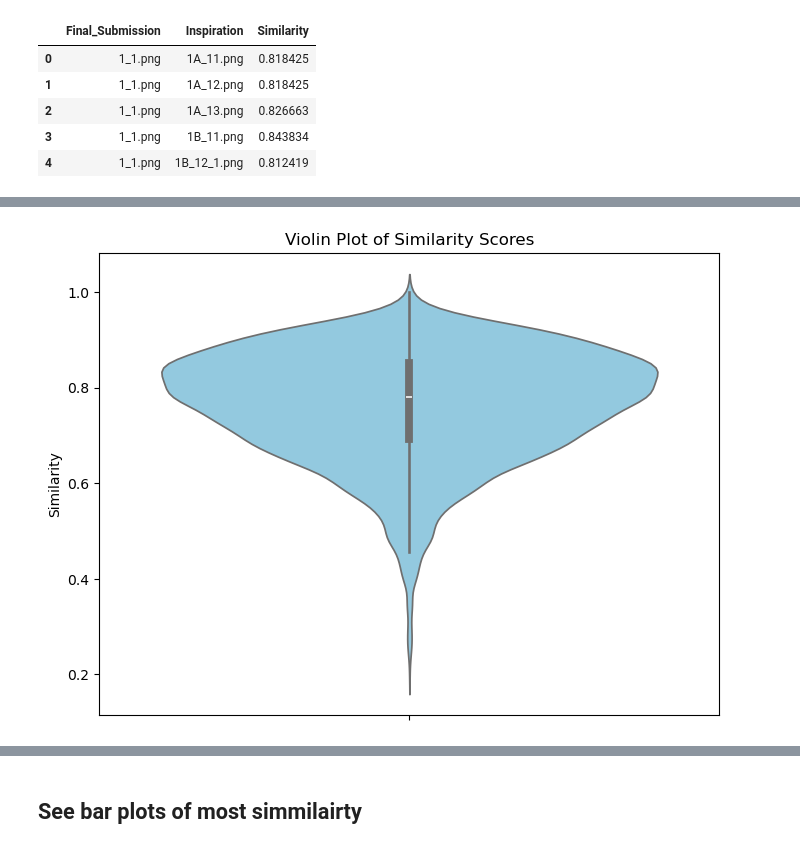
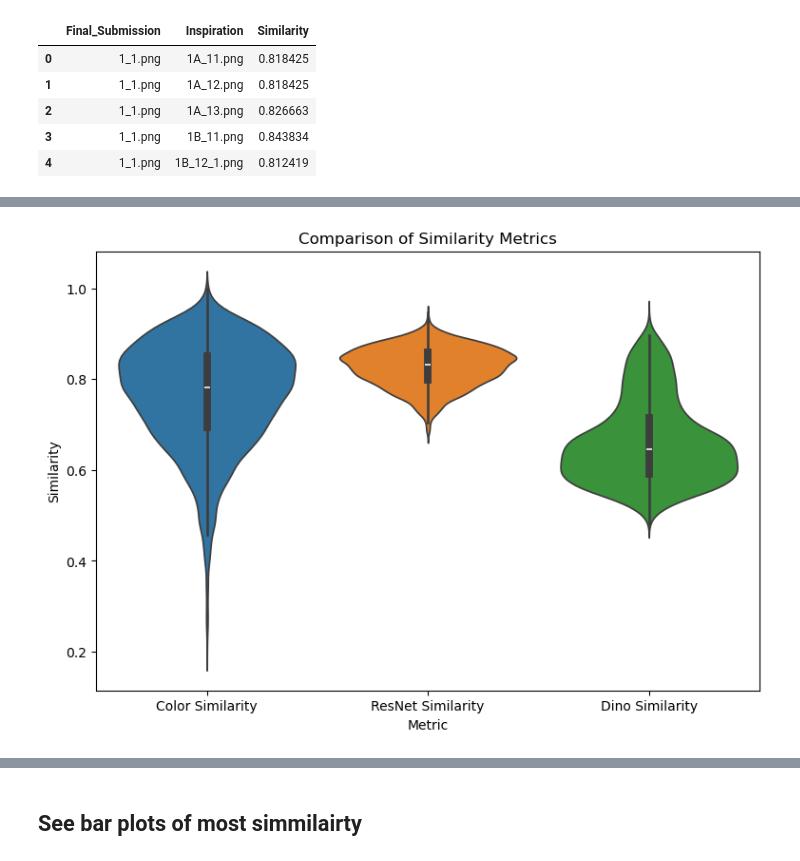
Before and after one commit to adamtms/AI-nspired, a Jupyter notebook: different_simmilarity_metrics.ipynb, the cells around one changed output, grey strips where cells are left out. Cells and saved outputs as stored; diff of their text form; code cells hidden in the pictures.

```diff
--- a/different_simmilarity_metrics.ipynb
+++ b/different_simmilarity_metrics.ipynb
@@ -91,12 +92,13 @@ def read_csv(path):
 # %%
-resnets=[]
+resnets_temp=[]
 new_columns = ["Final_Submission", "Inspiration", "Similarity"]
 
-for i in range(1,28):
-    resnets.append(read_csv(f"csv/csv2/{i}.csv"))
+for i in range(1,26):
+    resnets_temp.append(read_csv(f"csv/csv2/{i}.csv"))
+#Temp fix cause we still dont have all data for 26 group
+resnets_temp.append(read_csv(f"csv/csv2/27.csv"))
 
-
-resnets = pd.concat(resnets, ignore_index=True)
+resnets = pd.concat(resnets_temp, ignore_index=True)
 resnets.columns = new_columns
 resnets["Final_Submission"] = resnets["Final_Submission"].apply(lambda x: "_".join(x.split('/')[-2:]))
 resnets["Inspiration"] = resnets["Inspiration"].apply(lambda x: x.split('/')[-1])
@@ -104,8 +106,14 @@ resnets["Inspiration"] = resnets["Inspiration"].apply(lambda x: x.split('/')[-1]
 
 colors = read_csv("csv/color_similarity.csv")
 
+dinos=read_csv("csv/dino_similarity.csv")
+dinos.columns = new_columns
+dinos["Final_Submission"] = dinos["Final_Submission"].apply(lambda x: "_".join(x.split('\\')[-2:]))
+dinos["Inspiration"] = dinos["Inspiration"].apply(lambda x: x.split('\\')[-1])
+
 
 print(colors.shape)
 print(resnets.shape)
+print(dinos.shape)
 # %% [output]
 (8620, 3)
@@ -166,34 +149,24 @@ Combinations in 'resnets' but missing in 'colors':
 # %%
-# import pandas as pd
-# import seaborn as sns
-# import matplotlib.pyplot as plt
+csv_files =[colors, resnets, dinos]
+metrics = ["Color Similarity", "ResNet Similarity", "Dino Similarity"]
 
-# # Load each CSV file, assuming they are named with a pattern like 'color_similarity_metric1.csv'
-# file_paths = ["csv/color_similarity_metric1.csv", "csv/color_similarity_metric2.csv", "csv/color_similarity_metric3.csv"]
-# metric_names = ["Metric 1", "Metric 2", "Metric 3"]
+# Combine each metric into a single DataFrame with a new 'Metric' column
+dfs = []
+for csv_file, metric in zip(csv_files, metrics):
+    df = csv_file.copy()
+    df['Metric'] = metric  # Add a column for metric type
+    dfs.append(df)
 
-# # Combine each metric into a single DataFrame with a new 'Metric' column
-# dfs = []
-# for file_path, metric_name in zip(file_paths, metric_names):
-#     df = pd.read_csv(file_path)
-#     df['Metric'] = metric_name  # Add a column for metric type
-#     dfs.append(df)
+# Concatenate all DataFrames
+all_data = pd.concat(dfs, ignore_index=True)
 
-# # Concatenate all DataFrames
-# all_data = pd.concat(dfs, ignore_index=True)
-
-# # Plot the violin plot with metric type as hue
-# plt.figure(figsize=(10, 8))
-# sns.violinplot(data=all_data, x="Metric", y="Similarity", palette="muted")
-# plt.title("Comparison of Similarity Metrics")
-# plt.ylabel("Similarity")
-# plt.xlabel("Metric")
-# plt.show()
+# Plot the violin plot with metric type as hue
+#plt.figure(figsize=(7.5, 3*len(csv_files)))
+plt.figure(figsize=(3*len(csv_files), 6))
+sns.violinplot(data=all_data, x="Metric", y="Similarity", hue="Metric")
+plt.title("Comparison of Similarity Metrics")
+plt.ylabel("Similarity")
+plt.xlabel("Metric")
+plt.show()
+# %% [output]
+[figure, added]
-# %%
-plt.figure(figsize=(8, 6))
-sns.violinplot(data=colors, y="Similarity", color="skyblue")
-plt.title("Violin Plot of Similarity Scores")
-plt.ylabel("Similarity")
-plt.show()
-# %% [output]
-[figure, removed]
```
Also changed, not shown: parts of 8 cells of this notebook, 1 other file.
